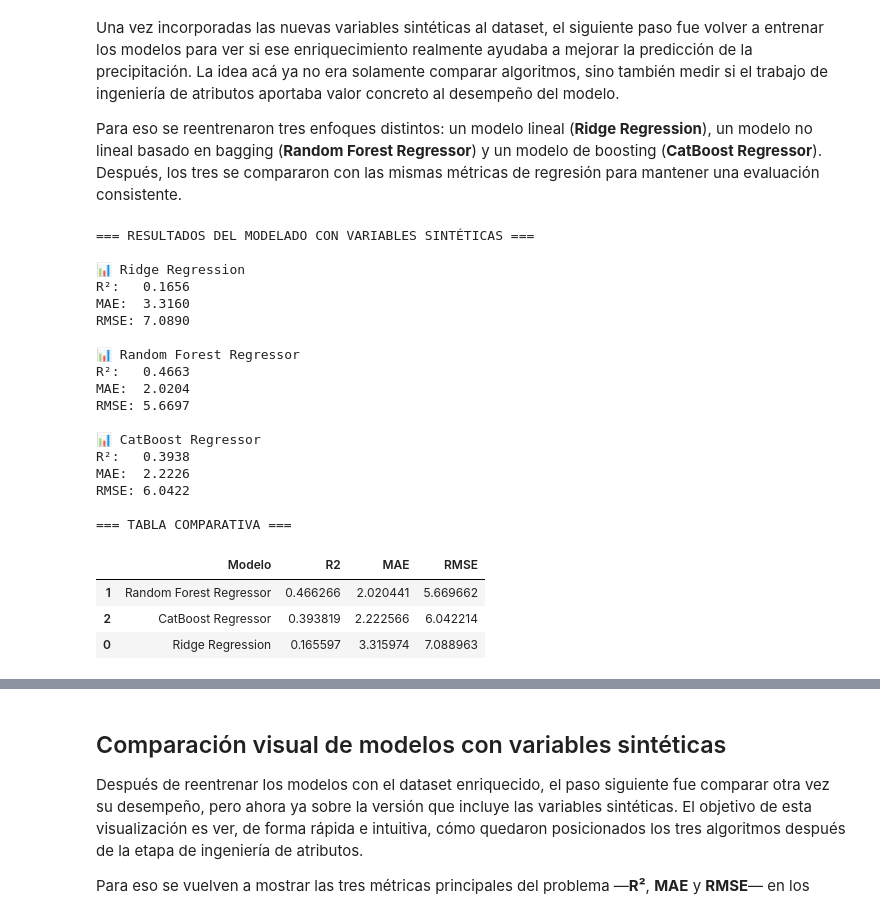
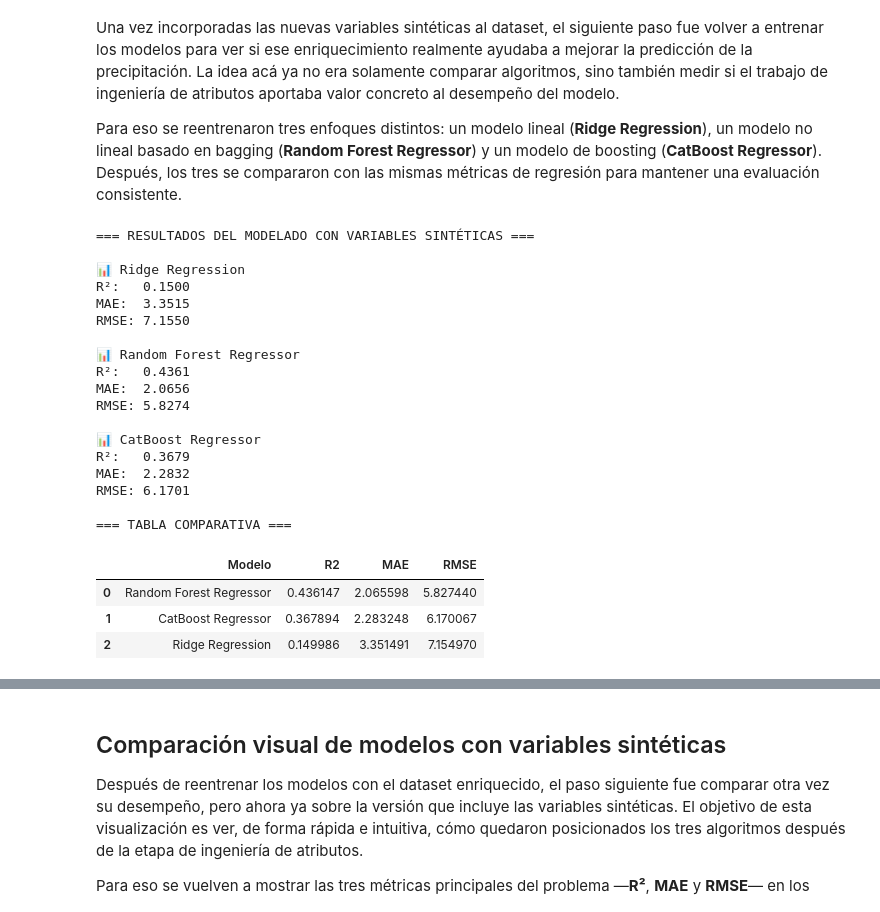
Before and after one commit to IvanSerem/ds2-proyecto-agricola, a Jupyter notebook: DataScienceII.ipynb, the cells around one changed output, grey strips where cells are left out. Drawn from its saved outputs; the diff is of its cells as text; code cells hidden in the pictures.

```diff
--- a/DataScienceII.ipynb
+++ b/DataScienceII.ipynb
@@ -2449,7 +2481,8 @@ Además, se excluyeron `fecha` y `vel_viento` del conjunto de entrada. La column
 # %%
 from sklearn.model_selection import train_test_split
+
 y = df_fs["precipitacion"]
-X = df_fs.drop(columns=["precipitacion", "fecha", "vel_viento"])
+X = df_fs.drop(columns=["precipitacion", "fecha", "vel_viento", "anio"], errors="ignore")
 # %% [markdown]
 ### Observación
 
@@ -2793,15 +2876,0 @@ En esta nueva versión, `precipitacion` se mantiene como variable objetivo, mien
-# %%
-from sklearn.model_selection import train_test_split
-
-# Volver a construir X e y con el dataset enriquecido
-X = df_fs.drop(columns=["precipitacion", "fecha", "vel_viento"])
-y = df_fs["precipitacion"]
-
-# Nueva división train/test
-X_train, X_test, y_train, y_test = train_test_split(
-    X, y, test_size=0.2, random_state=42
-)
-
-print(f"Tamaño conjunto de entrenamiento: {X_train.shape}")
-print(f"Tamaño conjunto de prueba: {X_test.shape}")
-print(f"Proporción: {len(X_train)/len(df_fs):.2f} train / {len(X_test)/len(df_fs):.2f} test")
@@ -2825,10 +2897,13 @@ Una vez incorporadas las nuevas variables sintéticas al dataset, el siguiente p
 Para eso se reentrenaron tres enfoques distintos: un modelo lineal (**Ridge Regression**), un modelo no lineal basado en bagging (**Random Forest Regressor**) y un modelo de boosting (**CatBoost Regressor**). Después, los tres se compararon con las mismas métricas de regresión para mantener una evaluación consistente.
 # %%
 # =====================================
-# ELECCIÓN Y ENTRENAMIENTO DEL ALGORITMO
+# ELECCIÓN Y ENTRENAMIENTO DE LOS MODELOS
 # Dataset enriquecido con variables sintéticas
+# y sin la variable 'anio'
 # =====================================
 
+from sklearn.pipeline import Pipeline
+from sklearn.preprocessing import StandardScaler
 from sklearn.linear_model import Ridge
 from sklearn.ensemble import RandomForestRegressor
 from catboost import CatBoostRegressor
@@ -2854,7 +2929,11 @@ def evaluar_modelo(nombre, y_real, y_pred):
 # -------------------------------------
 # 1️⃣ Modelo lineal: Ridge Regression
 # -------------------------------------
-ridge = Ridge(alpha=1.0, random_state=42)
+ridge = Pipeline([
+    ("scaler", StandardScaler()),
+    ("ridge", Ridge(alpha=1.0, random_state=42))
+])
+
 ridge.fit(X_train, y_train)
 y_pred_ridge = ridge.predict(X_test)
 
@@ -2866,6 +2945,7 @@ rf = RandomForestRegressor(
     random_state=42,
     n_jobs=-1
 )
+
 rf.fit(X_train, y_train)
 y_pred_rf = rf.predict(X_test)
 
@@ -2879,49 +2959,50 @@ cat = CatBoostRegressor(
     random_state=42,
     verbose=0
 )
+
 cat.fit(X_train, y_train)
 y_pred_cat = cat.predict(X_test)
 
 # -------------------------------------
 # 4️⃣ Evaluación de modelos
 # -------------------------------------
 print("=== RESULTADOS DEL MODELADO CON VARIABLES SINTÉTICAS ===\n")
 
 ridge_metrics = evaluar_modelo("Ridge Regression", y_test, y_pred_ridge)
 rf_metrics = evaluar_modelo("Random Forest Regressor", y_test, y_pred_rf)
 cat_metrics = evaluar_modelo("CatBoost Regressor", y_test, y_pred_cat)
 
 # -------------------------------------
 # 5️⃣ Tabla comparativa final
 # -------------------------------------
 resultados_modelos = pd.DataFrame([
     ridge_metrics,
     rf_metrics,
     cat_metrics
 ])
 
 print("=== TABLA COMPARATIVA ===")
-display(resultados_modelos.sort_values(by="R2", ascending=False))
+display(resultados_modelos.sort_values(by="R2", ascending=False).reset_index(drop=True))
 # %% [output]
 === RESULTADOS DEL MODELADO CON VARIABLES SINTÉTICAS ===
 
 📊 Ridge Regression
-R²:   0.1656
-MAE:  3.3160
-RMSE: 7.0890
+R²:   0.1500
+MAE:  3.3515
+RMSE: 7.1550
 
 📊 Random Forest Regressor
-R²:   0.4663
-MAE:  2.0204
-RMSE: 5.6697
+R²:   0.4361
+MAE:  2.0656
+RMSE: 5.8274
 
 📊 CatBoost Regressor
-R²:   0.3938
-MAE:  2.2226
-RMSE: 6.0422
+R²:   0.3679
+MAE:  2.2832
+RMSE: 6.1701
 
 === TABLA COMPARATIVA ===
 |  | Modelo | R2 | MAE | RMSE |
-| 1 | Random Forest Regressor | 0.466266 | 2.020441 | 5.669662 |
-| 2 | CatBoost Regressor | 0.393819 | 2.222566 | 6.042214 |
-| 0 | Ridge Regression | 0.165597 | 3.315974 | 7.088963 |
+| 0 | Random Forest Regressor | 0.436147 | 2.065598 | 5.827440 |
+| 1 | CatBoost Regressor | 0.367894 | 2.283248 | 6.170067 |
+| 2 | Ridge Regression | 0.149986 | 3.351491 | 7.154970 |
```
Also changed, not shown: parts of 30 cells of this notebook.
